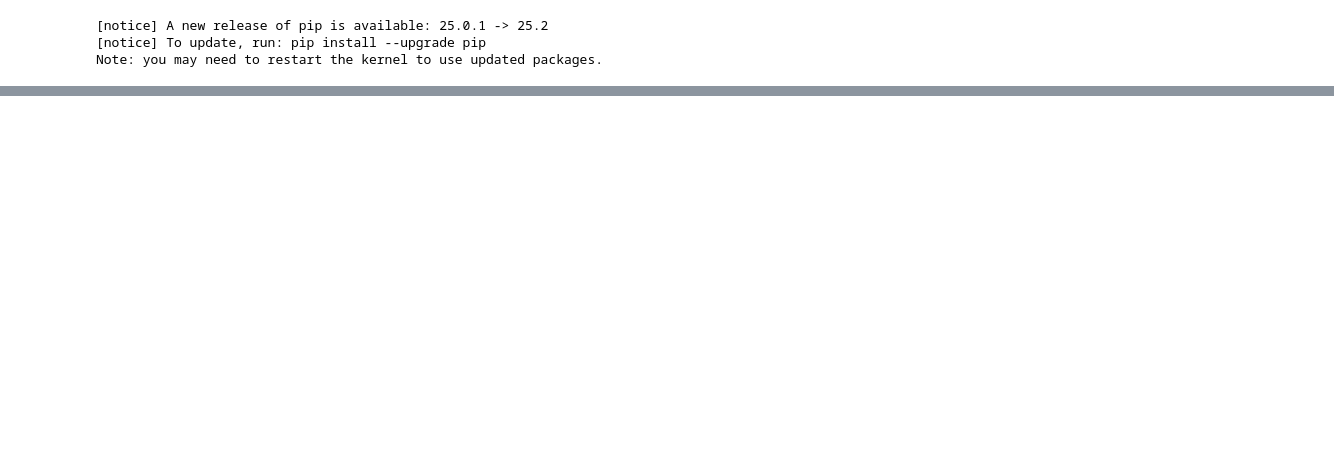
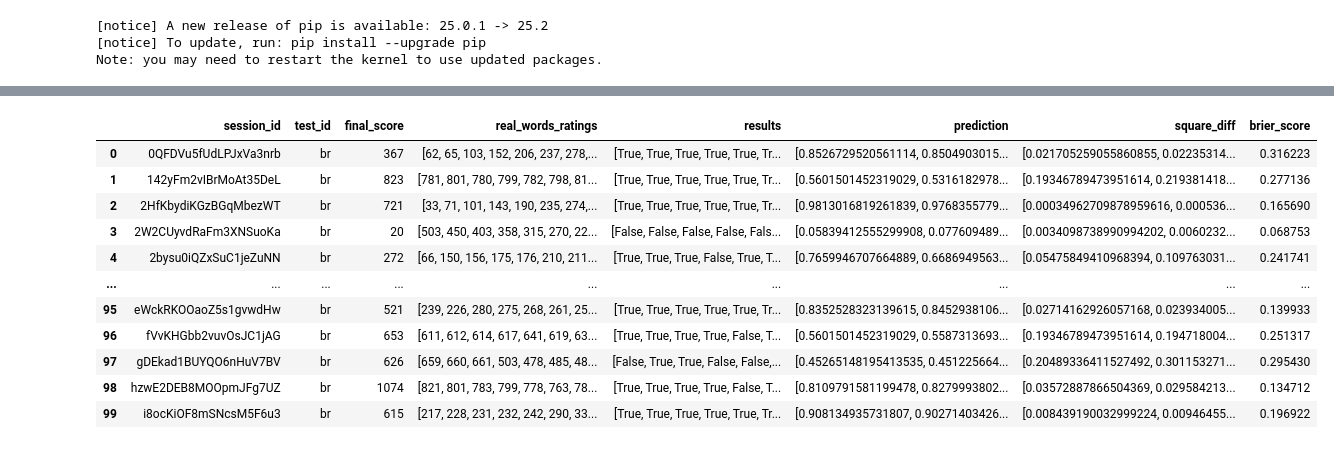
Before and after one commit to Oktogazh/analeksis, a Jupyter notebook: analeskis.ipynb, the cells around one changed output, grey strips where cells are left out. Cells and saved outputs as stored; diff of their text form; code cells hidden in the pictures; blank space fills up the shorter version.

```diff
--- a/analeskis.ipynb
+++ b/analeskis.ipynb
@@ -117,0 +121,98 @@ outfile
+# %%
+import numpy as np
+import pandas as pd
+import json
+
+# load the json file with all the tests
+with open("all_tests.json", "r", encoding="utf-8") as f:
+    all_tests = json.load(f)
+
+# create a dataframe to store all the tests sessions results
+df = pd.DataFrame(
+    columns=["session_id", "test_id", "final_score", "real_words_ratings", "results", "prediction", "square_diff", "brier_score"]
+)
+
+
+df = pd.DataFrame(
+    [
+        {
+            "session_id": session["id"],
+            "test_id": test["id"],
+            "final_score": session["data"].get("finalRating"),
+            "real_words_ratings": [
+                item["item"]["r"]
+                for item in session["data"]["answeredItems"]
+                if item["item"]["isItemRealWord"]
+            ],
+            "results": [
+                item["isAnswerCorrect"]
+                for item in session["data"]["answeredItems"]
+                if item["item"]["isItemRealWord"]
+            ],
+            "prediction": [
+                1
+                / (
+                    1
+                    + 10
+                    ** ((item["item"]["r"] - session["data"].get("finalRating")) / 400)
+                )
+                for item in session["data"]["answeredItems"]
+                if item["item"]["isItemRealWord"]
+            ],
+            "square_diff": [
+                (
+                    1
+                    / (
+                        1
+                        + 10
+                        ** (
+                            (item["item"]["r"] - session["data"].get("finalRating"))
+                            / 400
+                        )
+                    )
+                    - int(item["isAnswerCorrect"] == True)
+                )
+                ** 2
+                for item in session["data"]["answeredItems"]
+                if item["item"]["isItemRealWord"]
+            ],
+            "brier_score": np.mean(
+                [
+                    (
+                        1
+                        / (
+                            1
+                            + 10
+                            ** (
+                                (item["item"]["r"] - session["data"].get("finalRating"))
+                                / 400
+                            )
+                        )
+                        - int(item["isAnswerCorrect"] == True)
+                    )
+                    ** 2
+                    for item in session["data"]["answeredItems"]
+                    if item["item"]["isItemRealWord"]
+                ]
+            ),
+        }
+        for test in all_tests
+        if test["data"].get("isActive") is not False
+        for session in test["subcollections"].get("test_sessions", [])
+    ]
+)
+
+df.head(100)
+# %% [output]
+|  | session_id | test_id | final_score | real_words_ratings | results | prediction | square_diff | brier_score |
+| 0 | 0QFDVu5fUdLPJxVa3nrb | br | 367 | [62, 65, 103, 152, 206, 237, 278,... | [True, True, True, True, True, Tr... | [0.8526729520561114, 0.8504903015... | [0.021705259055860855, 0.02235314... | 0.316223 |
+| 1 | 142yFm2vIBrMoAt35DeL | br | 823 | [781, 801, 780, 799, 782, 798, 81... | [True, True, True, True, True, Tr... | [0.5601501452319029, 0.5316182978... | [0.19346789473951614, 0.219381418... | 0.277136 |
+| 2 | 2HfKbydiKGzBGqMbezWT | br | 721 | [33, 71, 101, 143, 190, 235, 274,... | [True, True, True, True, True, Tr... | [0.9813016819261839, 0.9768355779... | [0.00034962709878959616, 0.000536... | 0.165690 |
+| 3 | 2W2CUyvdRaFm3XNSuoKa | br | 20 | [503, 450, 403, 358, 315, 270, 22... | [False, False, False, False, Fals... | [0.05839412555299908, 0.077609489... | [0.0034098738990994202, 0.0060232... | 0.068753 |
+| 4 | 2bysu0iQZxSuC1jeZuNN | br | 272 | [66, 150, 156, 175, 176, 210, 211... | [True, True, True, False, True, T... | [0.7659946707664889, 0.6686949563... | [0.05475849410968394, 0.109763031... | 0.241741 |
+| ... | ... | ... | ... | ... | ... | ... | ... | ... |
+| 95 | eWckRKOOaoZ5s1gvwdHw | br | 521 | [239, 226, 280, 275, 268, 261, 25... | [True, True, True, True, True, Tr... | [0.8352528323139615, 0.8452938106... | [0.02714162926057168, 0.023934005... | 0.139933 |
+| 96 | fVvKHGbb2vuvOsJC1jAG | br | 653 | [611, 612, 614, 617, 641, 619, 63... | [True, True, True, True, False, T... | [0.5601501452319029, 0.5587313693... | [0.19346789473951614, 0.194718004... | 0.251317 |
+| 97 | gDEkad1BUYQO6nHuV7BV | br | 626 | [659, 660, 661, 503, 478, 485, 48... | [False, True, True, False, False,... | [0.45265148195413535, 0.451225664... | [0.20489336411527492, 0.301153271... | 0.295430 |
+| 98 | hzwE2DEB8MOOpmJFg7UZ | br | 1074 | [821, 801, 783, 799, 778, 763, 78... | [True, True, True, True, False, T... | [0.8109791581199478, 0.8279993802... | [0.03572887866504369, 0.029584213... | 0.134712 |
+| 99 | i8ocKiOF8mSNcsM5F6u3 | br | 615 | [217, 228, 231, 232, 242, 290, 33... | [True, True, True, True, True, Tr... | [0.908134935731807, 0.90271403426... | [0.008439190032999224, 0.00946455... | 0.196922 |
```
Also changed, not shown: parts of 6 cells of this notebook, 3 other files.
